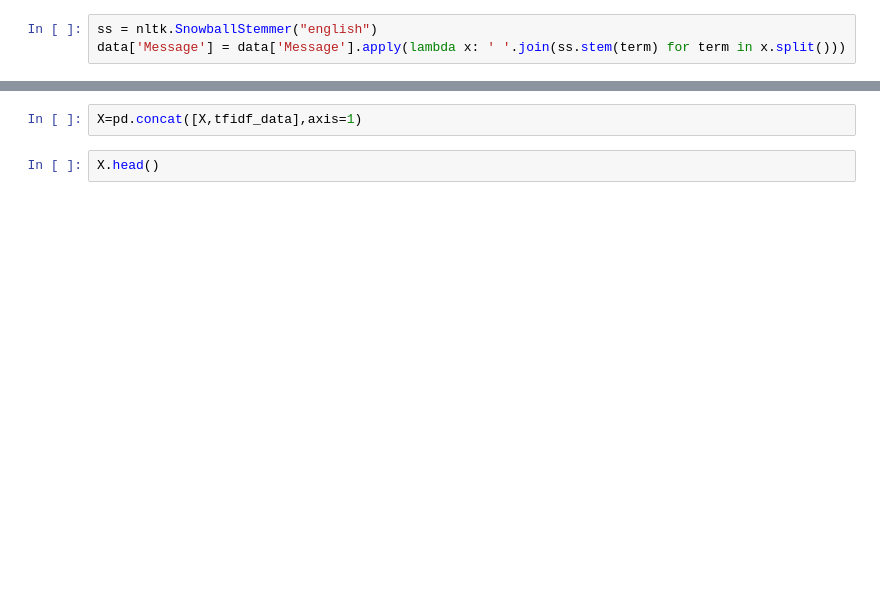
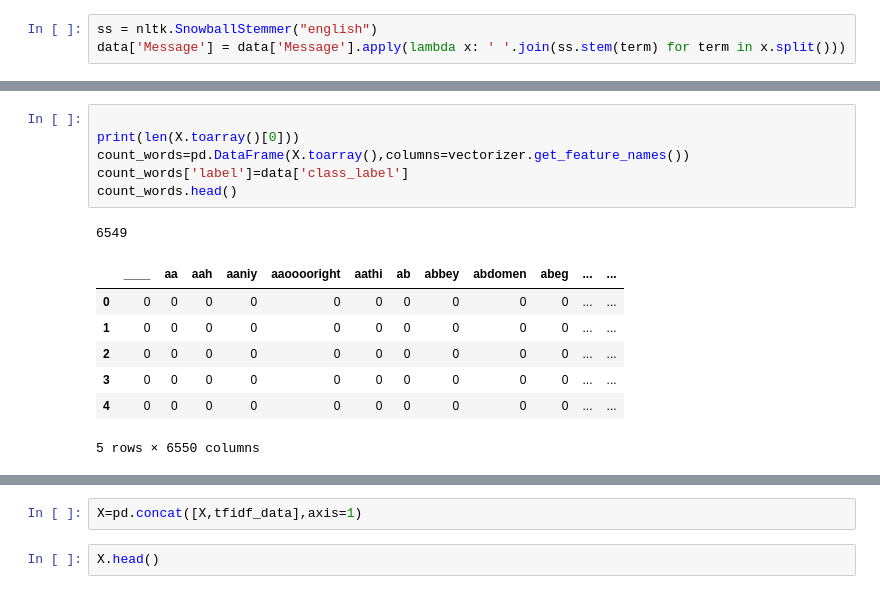
Before and after one commit to datascientist-hist/Spam_Messages_Classification, a Jupyter notebook: Spam_Messages_Classification.ipynb, the cells around one changed output, grey strips where cells are left out. Cells and saved outputs as stored; diff of their text form; blank space fills up the shorter version.

```diff
--- a/Spam_Messages_Classification.ipynb
+++ b/Spam_Messages_Classification.ipynb
@@ -234,0 +228,15 @@ all_words.plot(20, title='Top 10 Most Common Words in Corpus');
+# %%
+
+print(len(X.toarray()[0]))
+count_words=pd.DataFrame(X.toarray(),columns=vectorizer.get_feature_names())
+count_words['label']=data['class_label']
+count_words.head()
+# %% [output]
+6549
+|  | ____ | aa | aah | aaniy | aaooooright | aathi | ab | abbey | abdomen | abeg | ... | ... |
+| 0 | 0 | 0 | 0 | 0 | 0 | 0 | 0 | 0 | 0 | 0 | ... | ... |
+| 1 | 0 | 0 | 0 | 0 | 0 | 0 | 0 | 0 | 0 | 0 | ... | ... |
+| 2 | 0 | 0 | 0 | 0 | 0 | 0 | 0 | 0 | 0 | 0 | ... | ... |
+| 3 | 0 | 0 | 0 | 0 | 0 | 0 | 0 | 0 | 0 | 0 | ... | ... |
+| 4 | 0 | 0 | 0 | 0 | 0 | 0 | 0 | 0 | 0 | 0 | ... | ... |
+5 rows × 6550 columns
```
Also changed, not shown: parts of 52 cells of this notebook.
